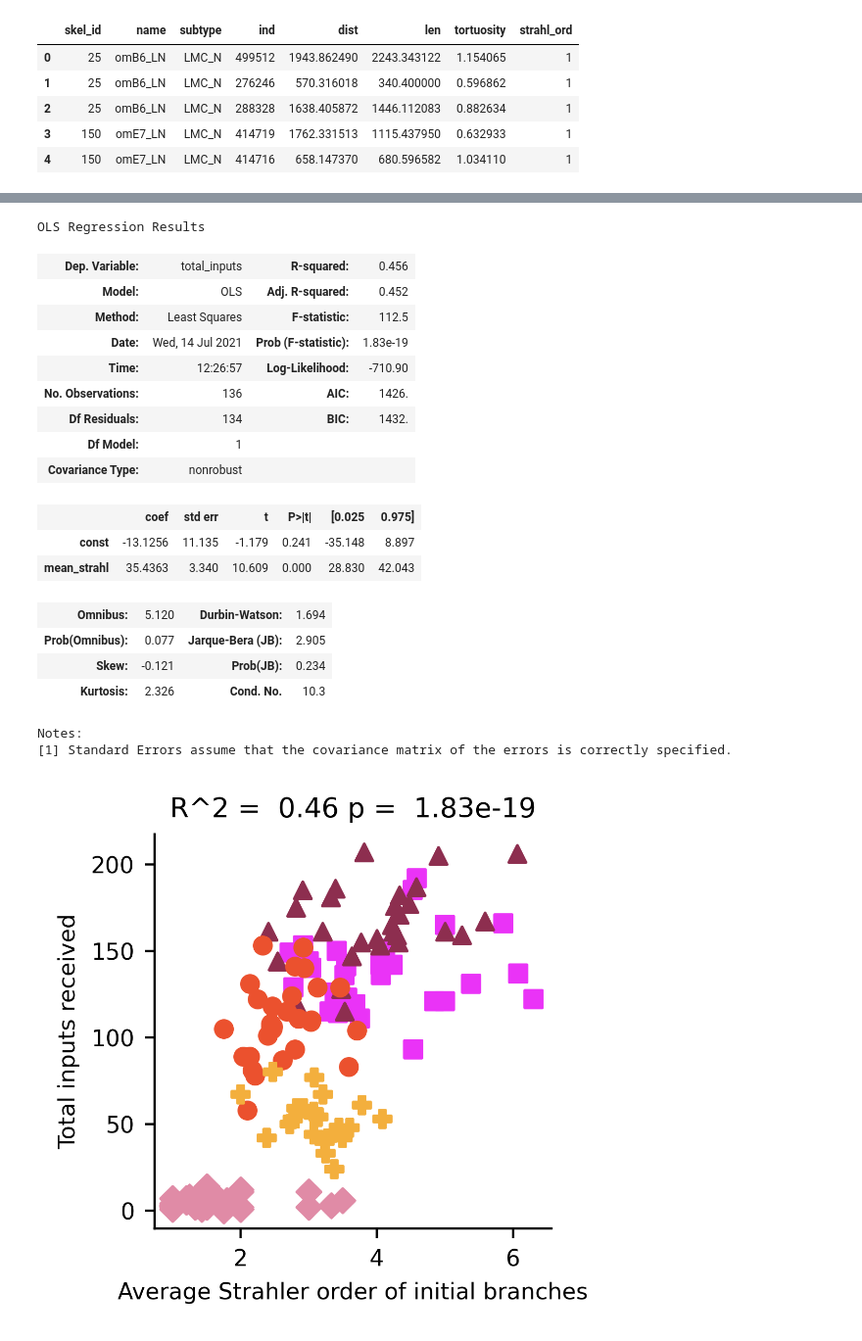
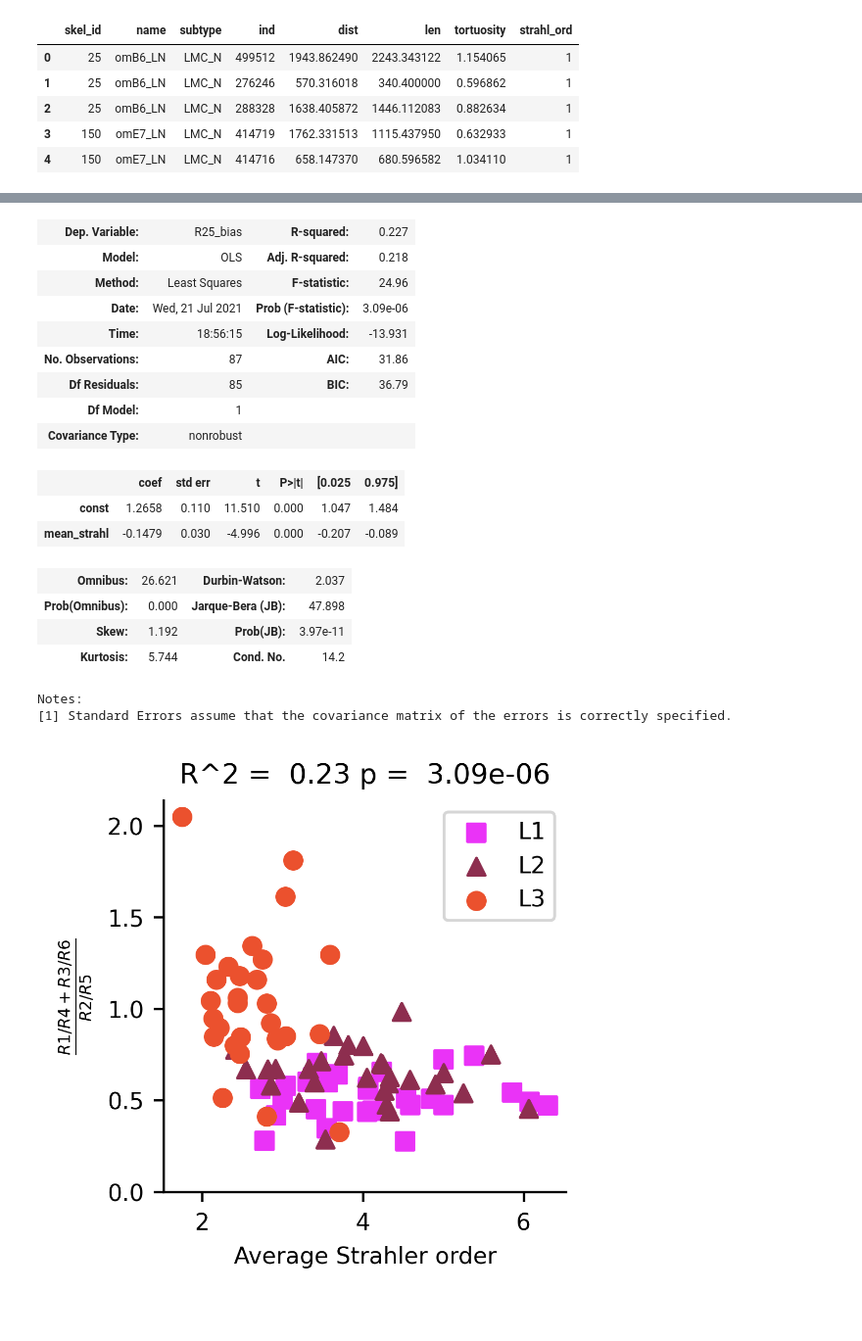
Before and after one commit to nicholasjchua/cx-analysis, a Jupyter notebook: lmc_morph_connections.ipynb, the cells around one changed output, grey strips where cells are left out. Shown at 98% size. Drawn from its saved outputs; the diff is of its cells as text; code cells hidden in the pictures.

```diff
--- a/lmc_morph_connections.ipynb
+++ b/lmc_morph_connections.ipynb
@@ -31,3 +26,14 @@ m = {'LMC_N': 'D', 'LMC_1': 's', 'LMC_2': '^', 'LMC_3': 'o', 'LMC_4': 'P'}
+# %%
+#plt.rcdefaults()
+plt.style.use('vis/lamina.mplstyle')
+
+### SAVE FIGS? ###
+save_figs = True
+fig_path = '/mnt/home/nchua/Dropbox/lamina_figures/210721/'
+##################
+
+c = subtype_cm()
+m = {'LMC_N': 'D', 'LMC_1': 's', 'LMC_2': '^', 'LMC_3': 'o', 'LMC_4': 'P'}
 # %%
 tp = '210615'
 C = load_preprocessed_connectome(f"~/Data/{tp}_lamina/")
@@ -213,5 +203,0 @@ Name: omC2_L2_nc, dtype: object
-# %%
-for st, rows in major_branches.groupby('subtype'):
-    display(st)
-    display(rows['n_major'].idxmax())
-    display(rows['n_major'].idxmin())
@@ -333,14 +304,13 @@ Notes:
 # %%
 fig, ax = plt.subplots(1, figsize=[2.5, 2.5])
 
-data = major_branches
-x = 'mean_strahl'
-y = 'total_inputs'
+incl_lmcs = ['LMC_1', 'LMC_2', 'LMC_3']
+data = major_branches.loc[[i for i, row in major_branches.iterrows() if row.subtype in incl_lmcs], :]
+x = data['mean_strahl']
+y = data['R25_bias']
 
-display(f"Corr between {x} and {y}")
-X = data[x]
-X = sm.add_constant(X)
-Y = data[y]
+X = sm.add_constant(x)
+Y = y
 
 model = sm.OLS(Y, X)
 results = model.fit()
@@ -348,14 +318,19 @@ display(results.summary())
 
 #ax = sns.regplot(x=x, y=y, data=data, scatter=False, color='k', ci=95)
 for st, rows in data.groupby('subtype'):
-    x_vars = rows[x]
-    y_vars = rows[y]
+
+    x_vars = rows['mean_strahl']
+    y_vars = rows['R25_bias']
     ax.scatter(x_vars, y_vars, marker=m[st], c=cm[st], label=f"{st[0] + st.split('_')[1]}")
 
 ax.set_title(f'R^2 = {results.rsquared: .02f} p = {results.f_pvalue: .2e}')
-ax.set_xlabel('Average Strahler order of initial branches')
-ax.set_ylabel('Total inputs received')
+ax.set_xlabel('Average Strahler order')
+ax.set_ylabel(r'$\frac{R1/R4 + R3/R6}{R2/R5}$')
+plt.yticks(np.arange(0.0, y.max(), 0.5))
+ax.legend()
 
-fig.savefig('/mnt/home/nchua/Dropbox/lamina_figures/3-lmcs/LMC_strahl-v-inputs_2Dscatter.svg')
-fig.savefig('/mnt/home/nchua/Dropbox/lamina_figures/3-lmcs/LMC_strahl-v-inputs_2Dscatter.png')
+
+if save_figs:
+    fig.savefig(fig_path + 'L1-3_strahler_r2r5-bias.svg')
+    fig.savefig(fig_path + 'L1-3_strahler_r2r5-bias.png')
 # %% [output]
@@ -363,20 +338,19 @@ fig.savefig('/mnt/home/nchua/Dropbox/lamina_figures/3-lmcs/LMC_strahl-v-inputs_2
-OLS Regression Results
-| Dep. Variable: | total_inputs | R-squared: | 0.456 |
-| Model: | OLS | Adj. R-squared: | 0.452 |
-| Method: | Least Squares | F-statistic: | 112.5 |
-| Date: | Wed, 14 Jul 2021 | Prob (F-statistic): | 1.83e-19 |
-| Time: | 12:26:57 | Log-Likelihood: | -710.90 |
-| No. Observations: | 136 | AIC: | 1426. |
-| Df Residuals: | 134 | BIC: | 1432. |
+| Dep. Variable: | R25_bias | R-squared: | 0.227 |
+| Model: | OLS | Adj. R-squared: | 0.218 |
+| Method: | Least Squares | F-statistic: | 24.96 |
+| Date: | Wed, 21 Jul 2021 | Prob (F-statistic): | 3.09e-06 |
+| Time: | 18:56:15 | Log-Likelihood: | -13.931 |
+| No. Observations: | 87 | AIC: | 31.86 |
+| Df Residuals: | 85 | BIC: | 36.79 |
 | Df Model: | 1 |  |  |
 | Covariance Type: | nonrobust |  |  |
 |  | coef | std err | t | P>|t| | [0.025 | 0.975] |
-| const | -13.1256 | 11.135 | -1.179 | 0.241 | -35.148 | 8.897 |
-| mean_strahl | 35.4363 | 3.340 | 10.609 | 0.000 | 28.830 | 42.043 |
+| const | 1.2658 | 0.110 | 11.510 | 0.000 | 1.047 | 1.484 |
+| mean_strahl | -0.1479 | 0.030 | -4.996 | 0.000 | -0.207 | -0.089 |
-| Omnibus: | 5.120 | Durbin-Watson: | 1.694 |
-| Prob(Omnibus): | 0.077 | Jarque-Bera (JB): | 2.905 |
-| Skew: | -0.121 | Prob(JB): | 0.234 |
-| Kurtosis: | 2.326 | Cond. No. | 10.3 |
+| Omnibus: | 26.621 | Durbin-Watson: | 2.037 |
+| Prob(Omnibus): | 0.000 | Jarque-Bera (JB): | 47.898 |
+| Skew: | 1.192 | Prob(JB): | 3.97e-11 |
+| Kurtosis: | 5.744 | Cond. No. | 14.2 |
-Notes:
-[1] Standard Errors assume that the covariance matrix of the errors is correctly specified.
+Notes:
+[1] Standard Errors assume that the covariance matrix of the errors is correctly specified.
-[figure, old version]
+[figure, new version]
```
Also changed, not shown: parts of 16 cells of this notebook, 5 other files.
